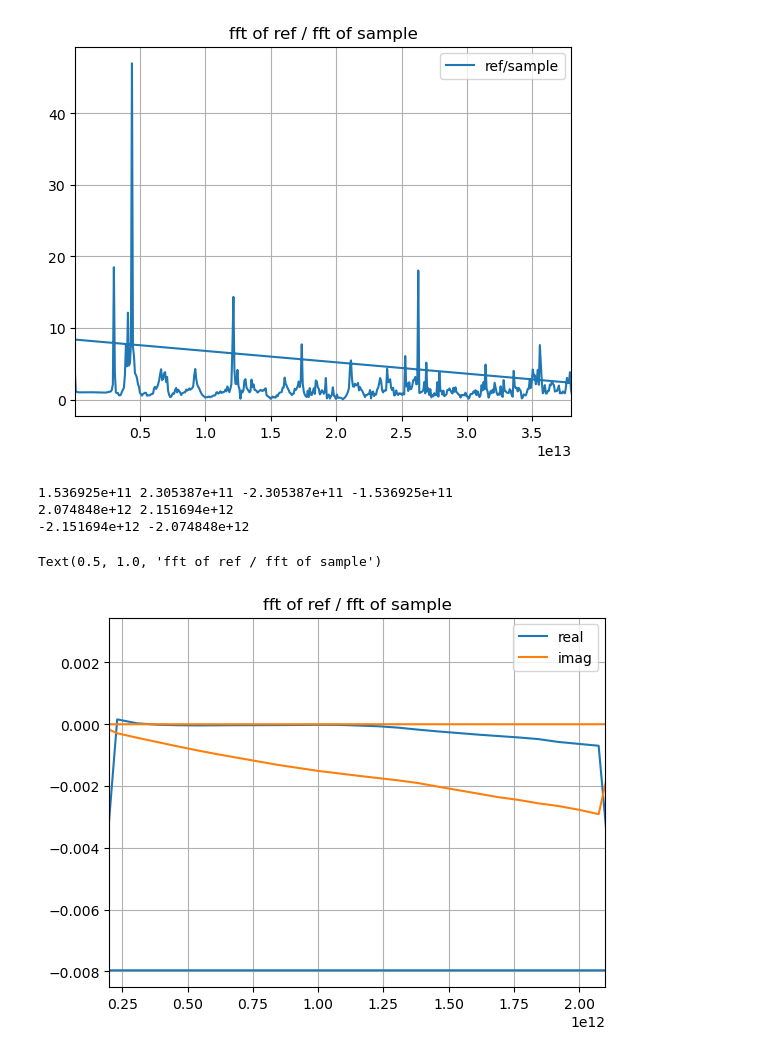
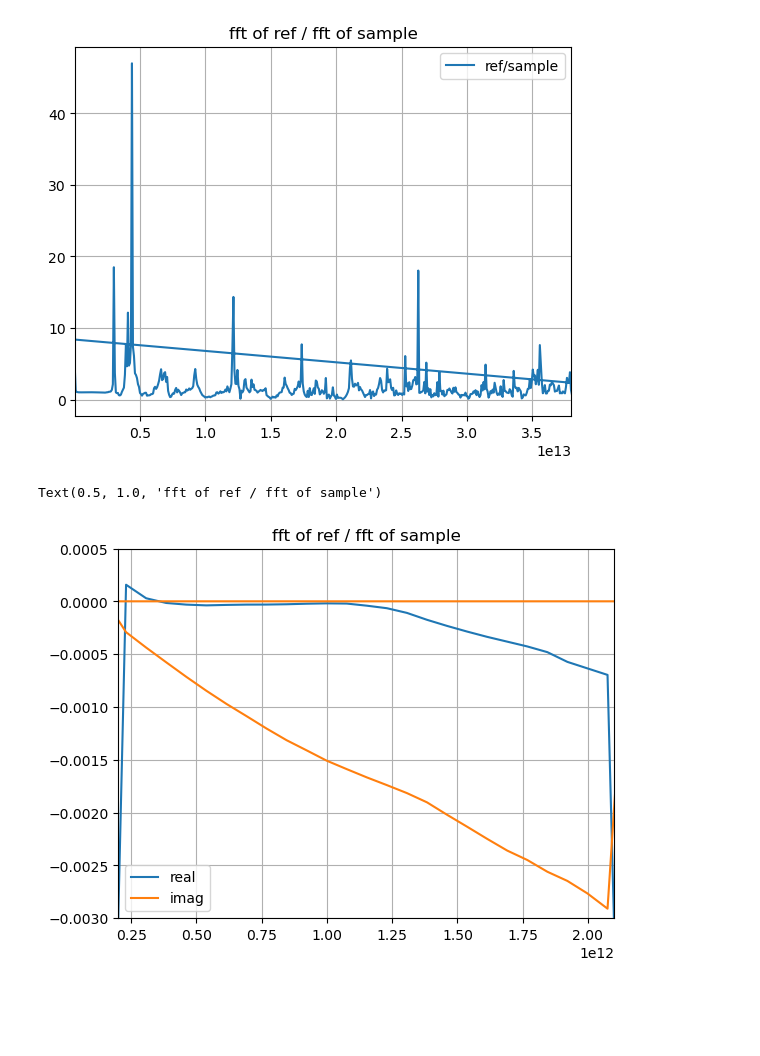
Before and after one commit to sebranchett/cheme-om-fft, a Jupyter notebook: remove_frequencies.ipynb, the cells around one changed output. Drawn from its saved outputs; the diff is of its cells as text; code cells hidden in the pictures; blank space fills up the shorter version.

```diff
--- a/remove_frequencies.ipynb
+++ b/remove_frequencies.ipynb
@@ -74,30 +61,3 @@ plt.title('fft of ref / fft of sample')
 # %% [output]
 Text(0.5, 1.0, 'fft of ref / fft of sample')
 [figure]
-# %%
-print("{:e}".format(xf[2]), "{:e}".format(xf[3]), "{:e}".format(xf[-3]), "{:e}".format(xf[-2]))
-print("{:e}".format(xf[27]), "{:e}".format(xf[28]))
-print("{:e}".format(xf[-28]), "{:e}".format(xf[-27]))
-for i in range(3):
-    ref_fft[i] = 0.+0.j
-for i in range(-2, 0, 1):
-    ref_fft[i] = 0.+0.j
-for i in range(28, 500, 1):
-    ref_fft[i] = 0.+0.j
-for i in range(-500, -27, 1):
-    ref_fft[i] = 0.+0.j
-
-plt.plot(xf, 0.007965 * np.real(ref_fft/sample_fft - 1.), label="real")
-plt.plot(xf, -0.007965 * np.imag(ref_fft/sample_fft - 1.), label="imag")
-plt.legend()
-plt.grid()
-plt.xlim((0.06e12, 3.8e13))
-plt.xlim((0.2e12, 2.1e12))
-# plt.ylim((-.002, .0005))
-plt.title('fft of ref / fft of sample')
-# %% [output]
-1.536925e+11 2.305387e+11 -2.305387e+11 -1.536925e+11
-2.074848e+12 2.151694e+12
--2.151694e+12 -2.074848e+12
-Text(0.5, 1.0, 'fft of ref / fft of sample')
-[figure, removed]
@@ -104 +74,14 @@ Text(0.5, 1.0, 'fft of ref / fft of sample')
+# %%
+# Check with one_scan
+plt.plot(xf, 0.007965 * np.real(ref_fft/sample_fft - 1.), label="real")
+plt.plot(xf, -0.007965 * np.imag(ref_fft/sample_fft - 1.), label="imag")
+plt.legend()
+plt.grid()
+plt.xlim((0.06e12, 3.8e13))
+plt.xlim((0.2e12, 2.1e12))
+plt.ylim((-.003, .0005))
+plt.title('fft of ref / fft of sample')
+# %% [output]
+Text(0.5, 1.0, 'fft of ref / fft of sample')
+[figure, added]
 # %%
```
Also changed, not shown: parts of 6 cells of this notebook.
